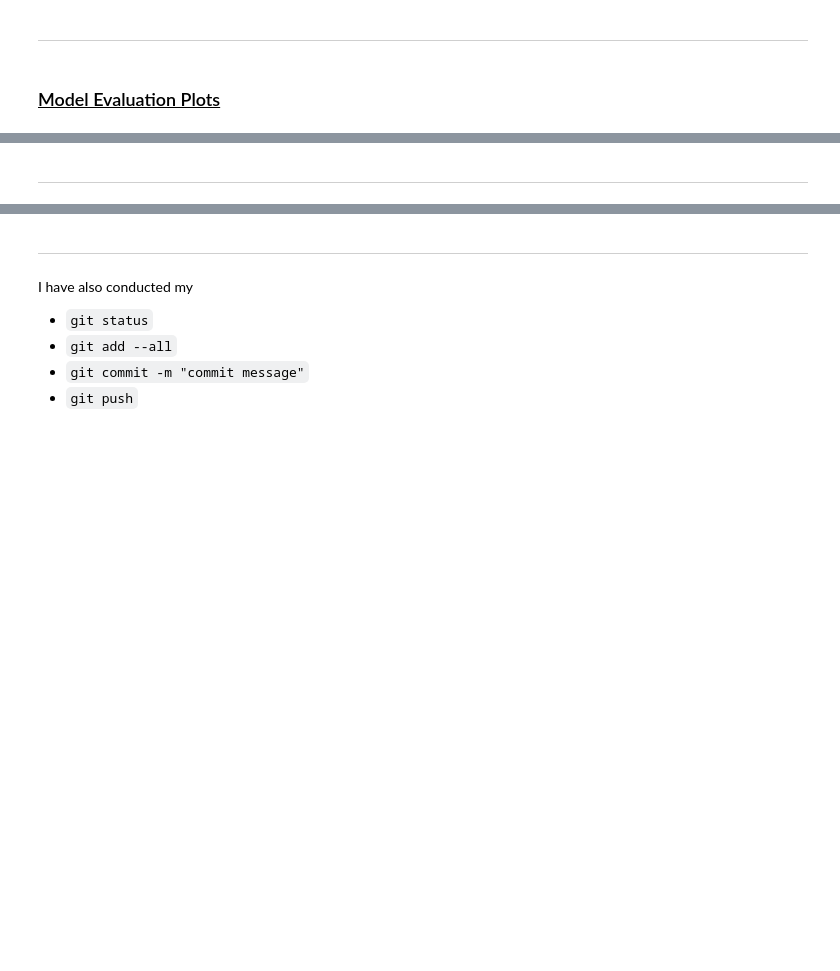
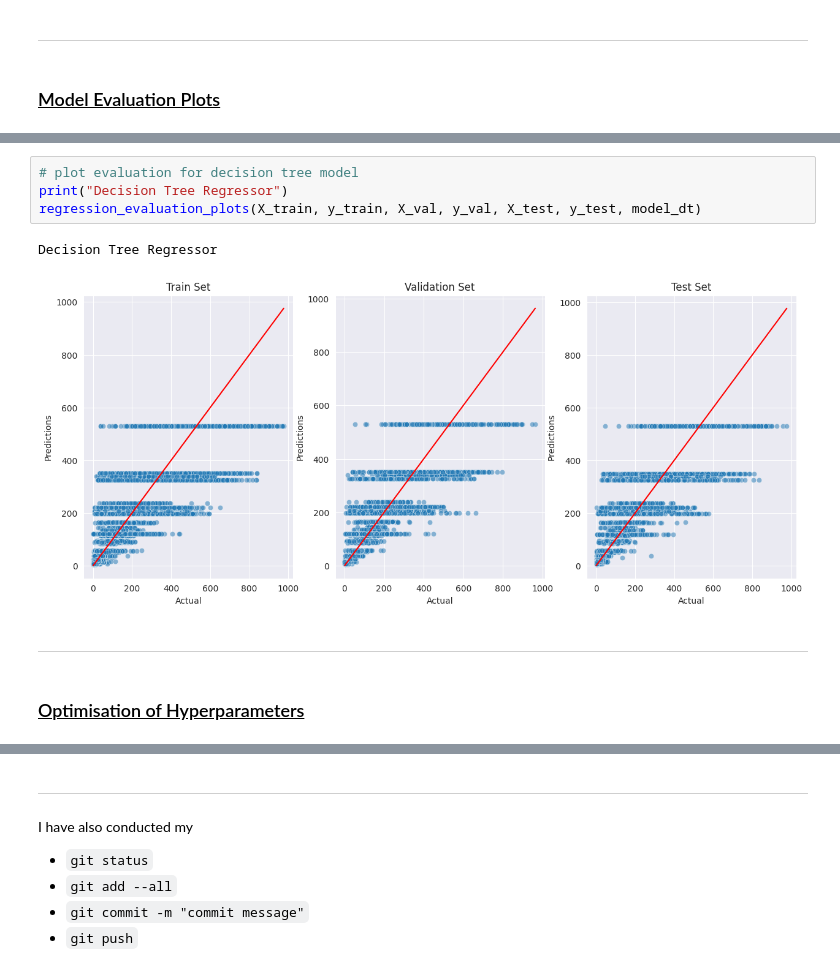
Before and after one commit to sadiam09/Beginner, a Jupyter notebook: Big_Data_Coursework/M32895_Big_Data_Applications.ipynb, the cells around one changed output, grey strips where cells are left out. Cells and saved outputs as stored; diff of their text form; blank space fills up the shorter version.

```diff
--- a/Big_Data_Coursework/M32895_Big_Data_Applications.ipynb
+++ b/Big_Data_Coursework/M32895_Big_Data_Applications.ipynb
@@ -507,2 +546,11 @@ Root Mean Squared Error: 108.845
+# %%
+# plot evaluation for decision tree model
+print("Decision Tree Regressor")
+regression_evaluation_plots(X_train, y_train, X_val, y_val, X_test, y_test, model_dt)
+# %% [output]
+Decision Tree Regressor
+[figure, added]
 # %% [markdown]
 ---
+# %% [markdown]
+### <u>Optimisation of Hyperparameters<u>
```
Also changed, not shown: parts of 6 cells of this notebook.
